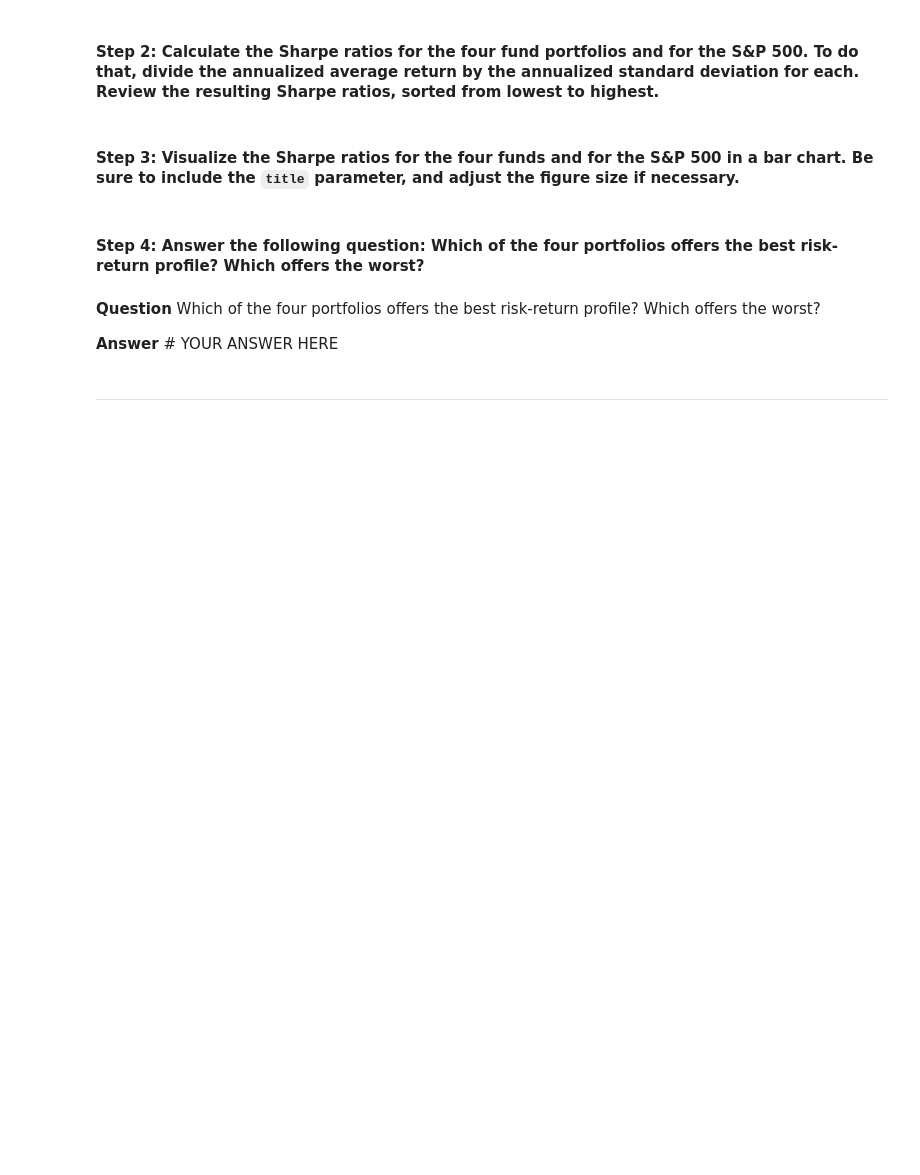
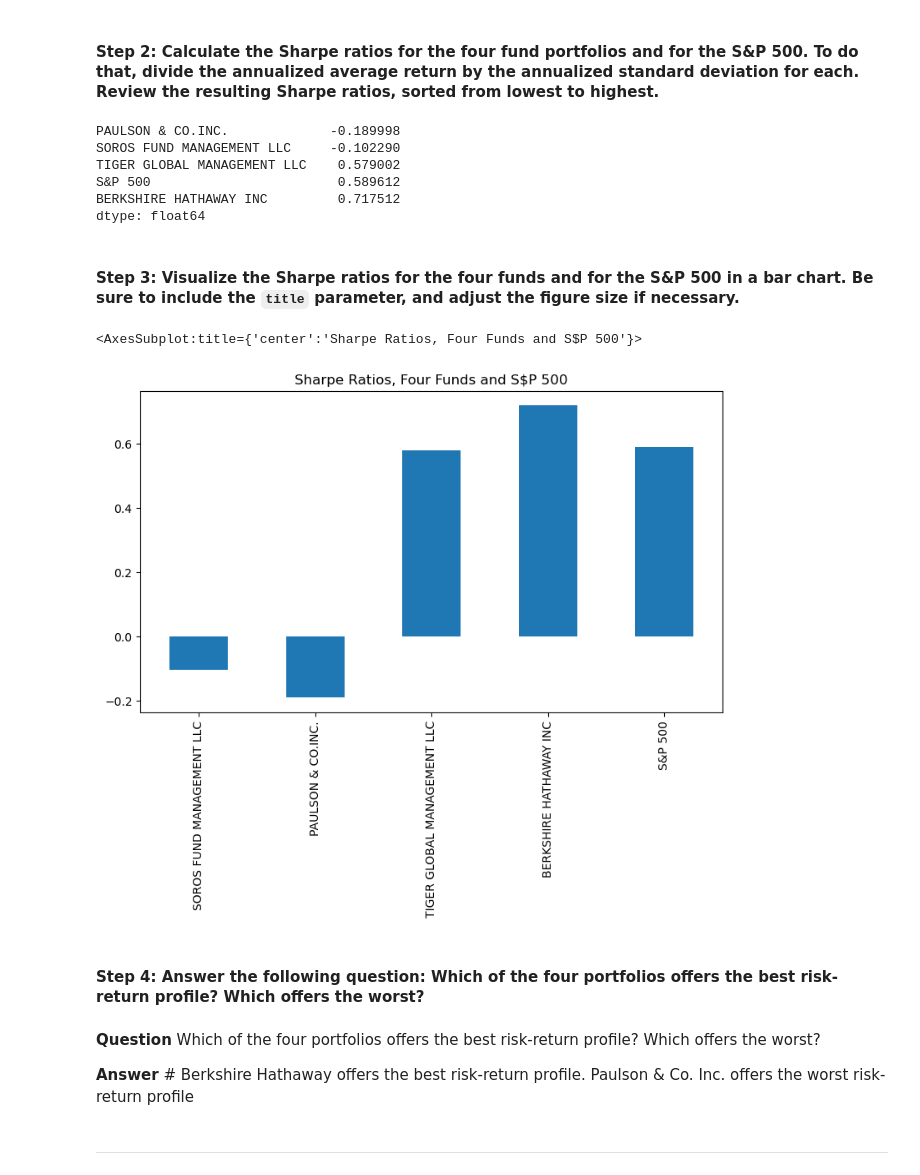
Before and after one commit to AndrewRBader/module4_challenge, a Jupyter notebook: Starter_Code/risk_return_analysis.ipynb, the cells around one changed output. Saved outputs shown, nothing was run; the diff lists cells and outputs as text; code cells hidden in the pictures; blank space fills up the shorter version.

```diff
--- a/Starter_Code/risk_return_analysis.ipynb
+++ b/Starter_Code/risk_return_analysis.ipynb
@@ -357,23 +357,33 @@ dtype: float64
 # Sharpe ratio = Annualized average return ÷ Annualized standard deviation
 sharpe_ratios = annual_average_returns / annualized_standard_deviation
 
-# sorting
+# sorting Sharpe Ratios from lowest to highest
+sorted_sharpe_ratios = sharpe_ratios.sort_values()
 
 # Review the Sharpe ratios sorted lowest to highest
-
-# YOUR CODE HERE
+sorted_sharpe_ratios
+# %% [output]
+PAULSON & CO.INC.             -0.189998
+SOROS FUND MANAGEMENT LLC     -0.102290
+TIGER GLOBAL MANAGEMENT LLC    0.579002
+S&P 500                        0.589612
+BERKSHIRE HATHAWAY INC         0.717512
+dtype: float64
 # %% [markdown]
 #### Step 3: Visualize the Sharpe ratios for the four funds and for the S&P 500 in a bar chart. Be sure to include the `title` parameter, and adjust the figure size if necessary.
 # %%
-# Visualize the Sharpe ratios as a bar chart
-# Include a title parameter and adjust the figure size
-# YOUR CODE HERE
+# Visualizing the Sharpe ratios as a bar chart
+# Included a title parameter and adjusted the figure size
+sharpe_ratios.plot.bar(figsize=(9,5), title="Sharpe Ratios, Four Funds and S&P 500")
+# %% [output]
+<AxesSubplot:title={'center':'Sharpe Ratios, Four Funds and S$P 500'}>
+[figure, added]
 # %% [markdown]
 #### Step 4: Answer the following question: Which of the four portfolios offers the best risk-return profile? Which offers the worst?
 # %% [markdown]
 **Question** Which of the four portfolios offers the best risk-return profile? Which offers the worst?
 
-**Answer** # YOUR ANSWER HERE
+**Answer** # Berkshire Hathaway offers the best risk-return profile. Paulson & Co. Inc. offers the worst risk-return profile
 # %% [markdown]
 ---
 # %% [markdown]
```
Also changed, not shown: parts of 11 cells of this notebook.
